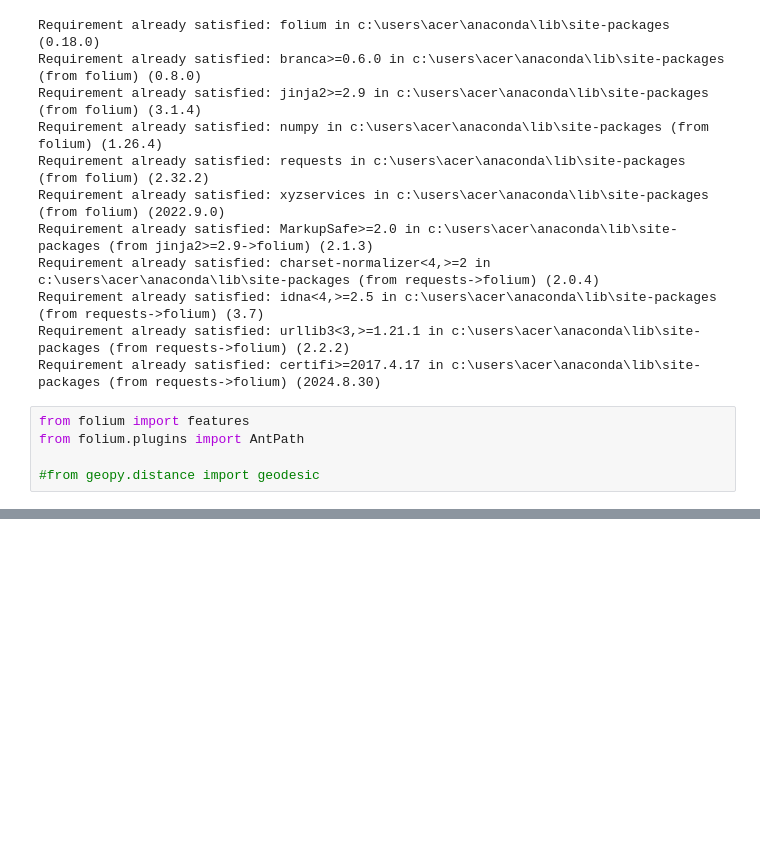
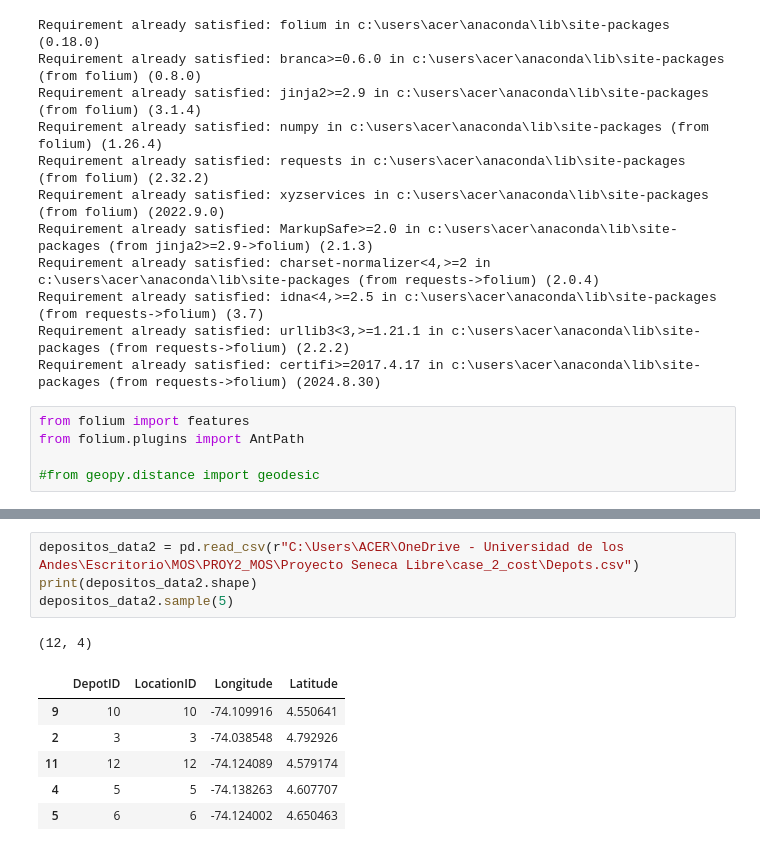
Before and after one commit to Pipeperez1305/PROY2_MOS, a Jupyter notebook: Proyecto Seneca Libre/MOS-Proyecto2.ipynb, the cells around one changed output, grey strips where cells are left out. Drawn from its saved outputs; the diff is of its cells as text; blank space fills up the shorter version.

```diff
--- a/Proyecto Seneca Libre/MOS-Proyecto2.ipynb
+++ b/Proyecto Seneca Libre/MOS-Proyecto2.ipynb
@@ -587,0 +690,12 @@ Rutas seleccionadas para el viajero 11: [(24, 1), (1, 24)]
+# %%
+depositos_data2 = pd.read_csv(r"C:\Users\ACER\OneDrive - Universidad de los Andes\Escritorio\MOS\PROY2_MOS\Proyecto Seneca Libre\case_2_cost\Depots.csv")
+print(depositos_data2.shape)
+depositos_data2.sample(5)
+# %% [output]
+(12, 4)
+|  | DepotID | LocationID | Longitude | Latitude |
+| 9 | 10 | 10 | -74.109916 | 4.550641 |
+| 2 | 3 | 3 | -74.038548 | 4.792926 |
+| 11 | 12 | 12 | -74.124089 | 4.579174 |
+| 4 | 5 | 5 | -74.138263 | 4.607707 |
+| 5 | 6 | 6 | -74.124002 | 4.650463 |
```
Also changed, not shown: parts of 31 cells of this notebook, 9 other files.
